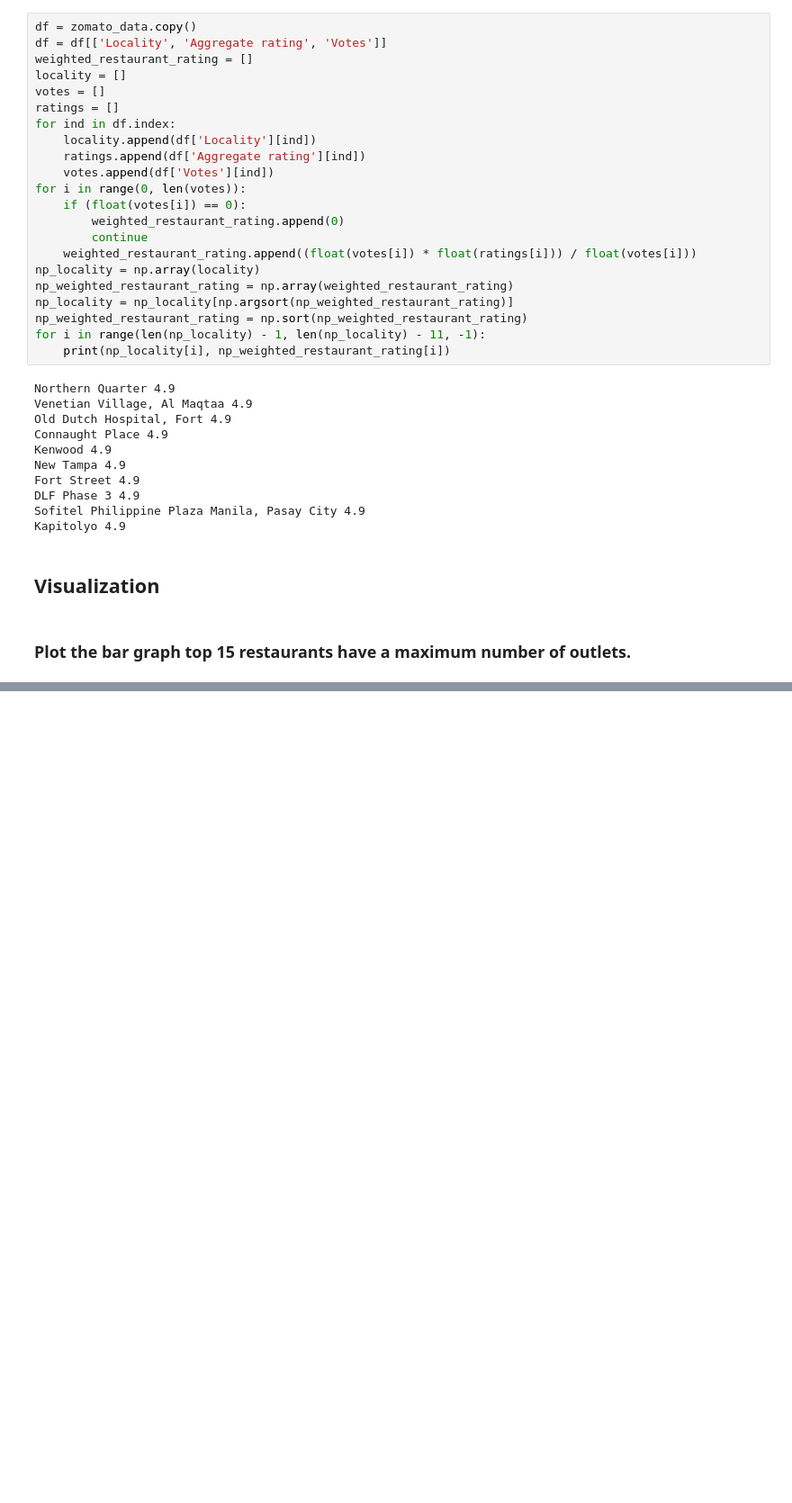
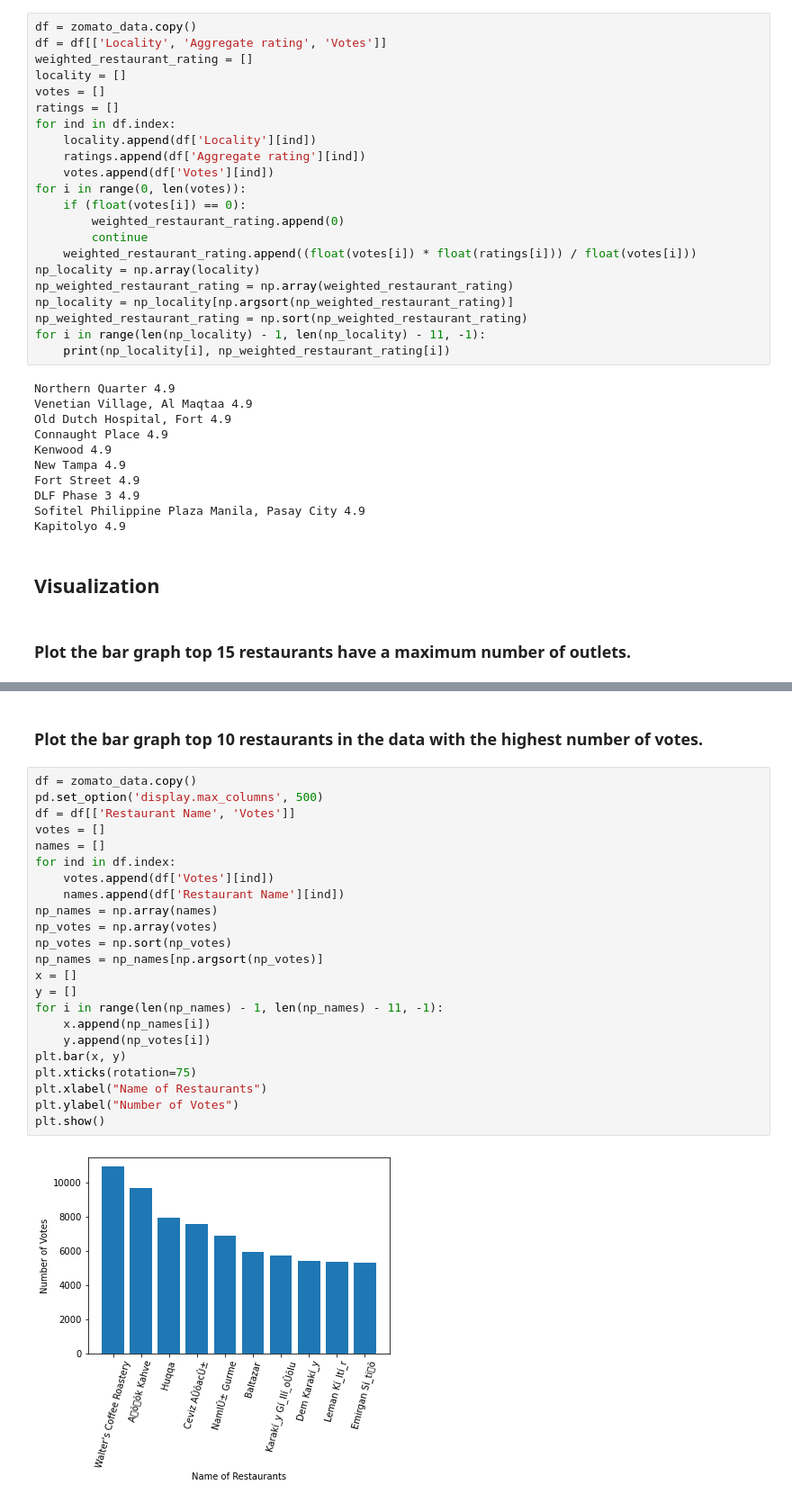
Before and after one commit to pradnyesh45/Zomato-API, a Jupyter notebook: Zomato API - II.ipynb, the cells around one changed output, grey strips where cells are left out. Shown at 90% size. Cells and saved outputs as stored; diff of their text form; blank space fills up the shorter version.

```diff
--- a/Zomato API - II.ipynb
+++ b/Zomato API - II.ipynb
@@ -295,0 +320,27 @@ KeyError: 'Restaurant Name'
+# %% [markdown]
+### Plot the bar graph top 10 restaurants in the data with the highest number of votes.
+# %%
+df = zomato_data.copy()
+pd.set_option('display.max_columns', 500)
+df = df[['Restaurant Name', 'Votes']]
+votes = []
+names = []
+for ind in df.index:
+    votes.append(df['Votes'][ind])
+    names.append(df['Restaurant Name'][ind])
+np_names = np.array(names)
+np_votes = np.array(votes)
+np_votes = np.sort(np_votes)
+np_names = np_names[np.argsort(np_votes)]
+x = []
+y = []
+for i in range(len(np_names) - 1, len(np_names) - 11, -1):
+    x.append(np_names[i])
+    y.append(np_votes[i])
+plt.bar(x, y)
+plt.xticks(rotation=75)
+plt.xlabel("Name of Restaurants")
+plt.ylabel("Number of Votes")
+plt.show()
+# %% [output]
+[figure, added]
```
Also changed, not shown: parts of 9 cells of this notebook.
